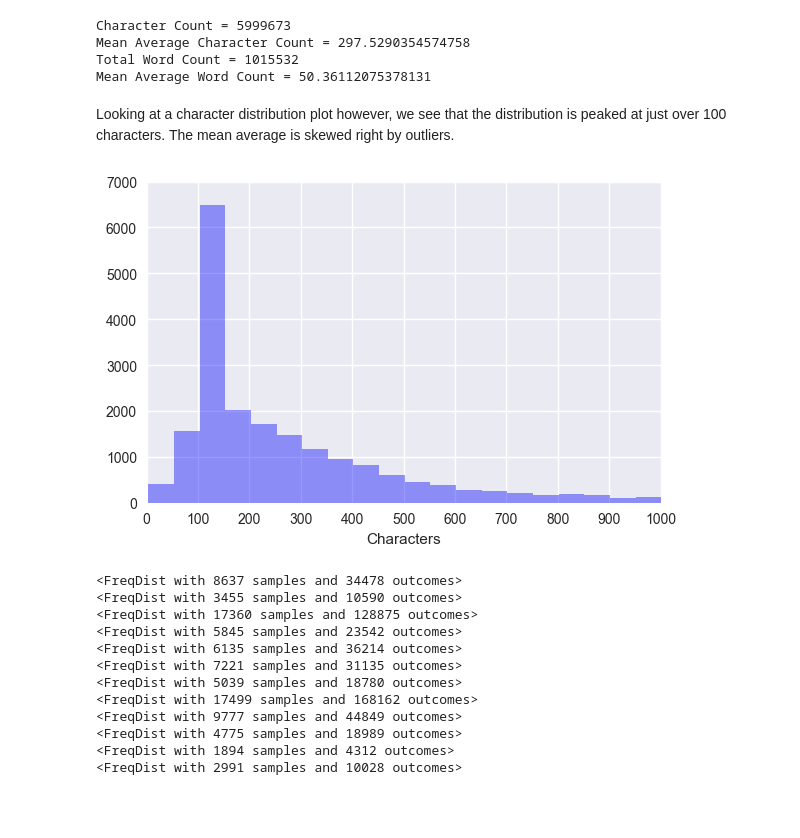
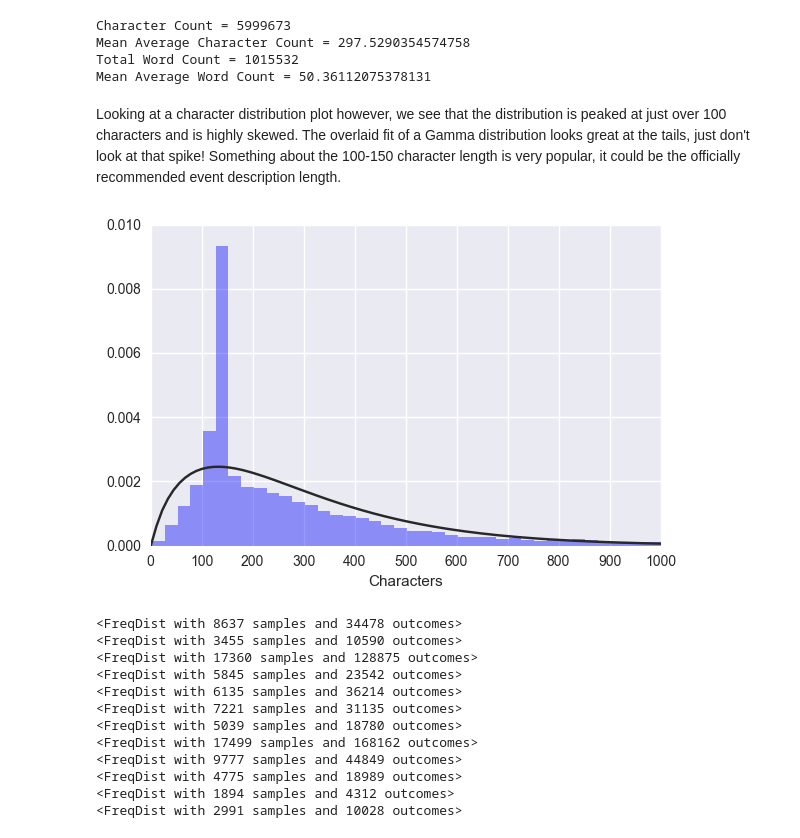
Before and after one commit to nikitabu/Playa_Events, a Jupyter notebook: Playa Events Analysis.ipynb, the cells around one changed output. Drawn from its saved outputs; the diff is of its cells as text; code cells hidden in the pictures; blank space fills up the shorter version.

Commit message:
added beta curve to char dist, bi and tri grams

```diff
--- a/Playa Events Analysis.ipynb
+++ b/Playa Events Analysis.ipynb
@@ -952,26 +952,26 @@ Mean Average Character Count = 297.5290354574758
 Total Word Count = 1015532
 Mean Average Word Count = 50.36112075378131
 # %% [markdown]
-Looking at a character distribution plot however, we see that the distribution is peaked at just over 100 characters. The mean average is skewed right by outliers.
+Looking at a character distribution plot however, we see that the distribution is peaked at just over 100 characters and is highly skewed. The overlaid fit of a Gamma distribution looks great at the tails, just don't look at that spike! Something about the 100-150 character length is very popular, it could be the officially recommended event description length.
 # %%
 fig = plt.figure(figsize=(6, 4), dpi=100);
 
 axes1 = fig.add_subplot(111);
 
 sns.distplot([len(event) for event in list(df.Description.values.astype(str))], ax=axes1,
-             kde=False, bins=40, color='blue', axlabel='Characters')
+             kde=False, bins=80, fit=stats.gamma, color='blue', axlabel='Characters')
 
 axes1.set_xlim(0, 1000)
-axes1.set_ylim(0, 7000)
+axes1.set_ylim(0, 0.01)
 #axes1.set_yticks([])
 #axes1.grid(False)
 #axes1.set_facecolor('white')
 #axes1.set_title('2015')
 axes1.xaxis.set_major_locator(MultipleLocator(100))
 
 fig.tight_layout()
 # %% [output]
-[figure, old version]
+[figure, new version]
 # %%
 count_vect_desc  = CountVectorizer(stop_words='english', min_df=100, ngram_range=(1, 3), analyzer='word')
 
```
Also changed, not shown: parts of 7 cells of this notebook.
